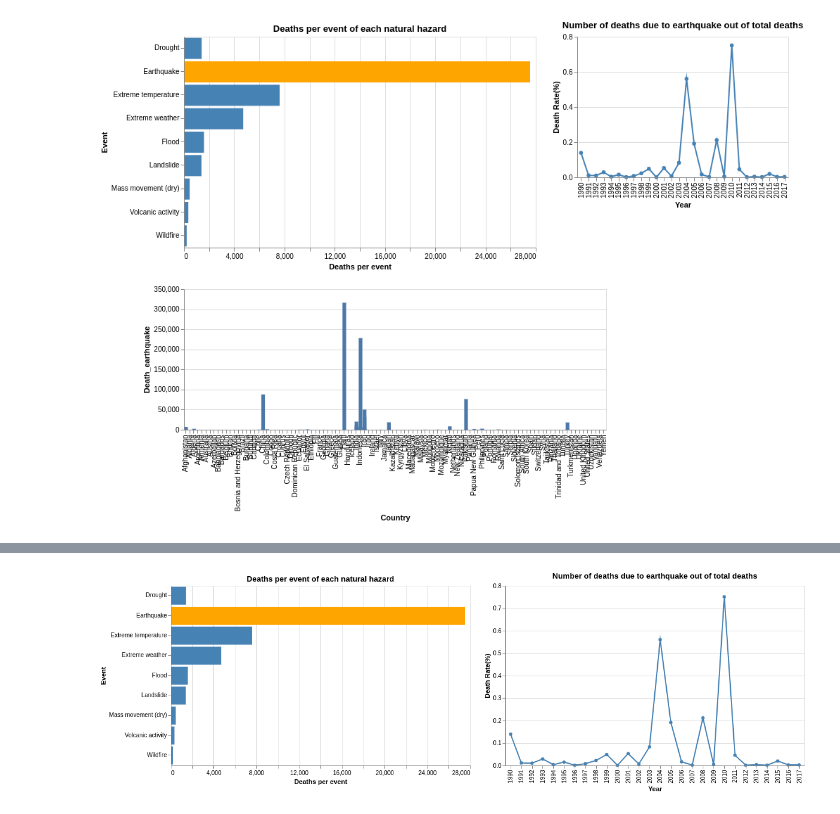
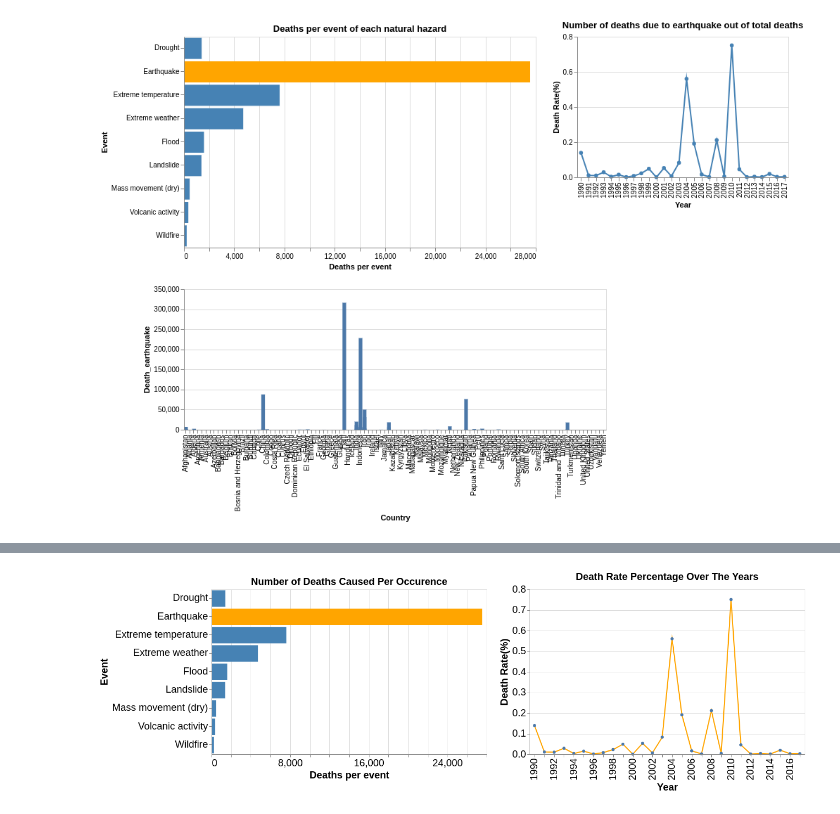
Before and after one commit to UBC-MDS/DSCI_532_group_201_milestone_1, a Jupyter notebook: code/charts_gaur.ipynb, the cells around one changed output, grey strips where cells are left out. Drawn from its saved outputs; the diff is of its cells as text; code cells hidden in the pictures.

```diff
--- a/code/charts_gaur.ipynb
+++ b/code/charts_gaur.ipynb
@@ -44,6 +44,9 @@ disasters_hist = alt.Chart(gd_filt).mark_bar().encode(
 
     ),
     tooltip = alt.Tooltip(['death_per_event'],title = 'Deaths per Event')
-).properties(height = 300, width = 500,title = 'Deaths per event of each natural hazard')
-disasters_hist
+).properties(height = 300, width = 500,title = 'Number of Deaths Caused Per Occurence')
+disasters_hist.configure_axis(
+    labelFontSize=20,
+    titleFontSize=20
+).configure_title(fontSize=20)
 # %% [output]
@@ -206,14 +212,15 @@ alt.vconcat(alt.concat(disasters_hist,dr_plot),exp)
 # %% [output]
 [figure]
 # %%
-selection = alt.selection_single()
 
-dr_plot = alt.Chart(earth_gr).mark_line(point = True).encode(
+
+dr_plot = alt.Chart(earth_gr).mark_line(point = True, color = 'orange').encode(
     alt.X('Year:O'),
     alt.Y('Death Rate:Q', title = 'Death Rate(%)'),
-    tooltip = alt.Tooltip(['Death Rate','Year']),
-    color=alt.condition(selection, alt.value('steelblue'), alt.value('lightgray'))
+    tooltip = alt.Tooltip(['Death Rate','Year'])
 
-).properties(title = "Number of deaths due to earthquake out of total deaths",height = 300, width = 500).add_selection(
-    selection
-)
+).properties(title = "Death Rate Percentage Over The Years",height = 300, width = 500)
+dr_plot.configure_axis(
+    labelFontSize=20,
+    titleFontSize=20
+).configure_title(fontSize=20)
@@ -224,4 +243,7 @@ dr_plot.save('../charts/death_rate_vs_year.html')
 # %%
-alt.hconcat(disasters_hist,dr_plot)
+alt.hconcat(disasters_hist,dr_plot).configure_axis(
+    labelFontSize=18,
+    titleFontSize=18
+).configure_title(fontSize=18)
 # %% [output]
-[figure, old version]
+[figure, new version]
```
Also changed, not shown: parts of 6 cells of this notebook, 3 other files.
